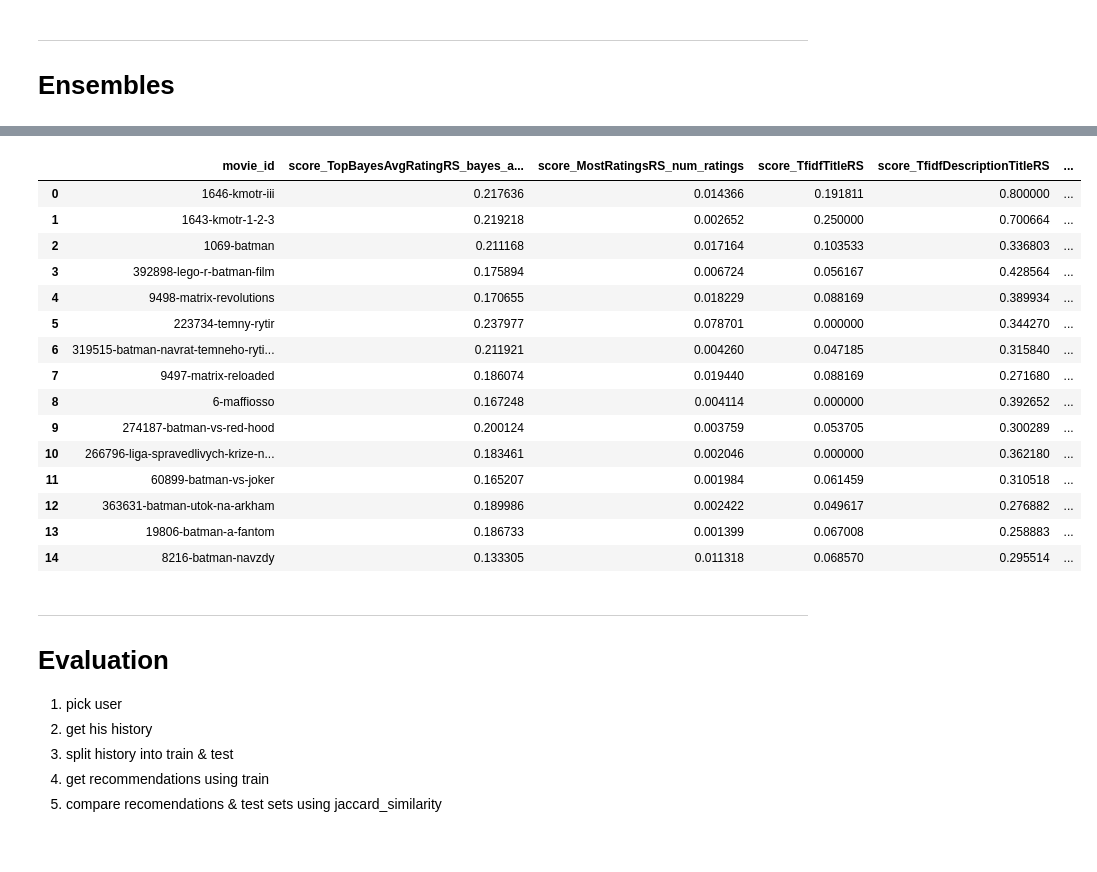
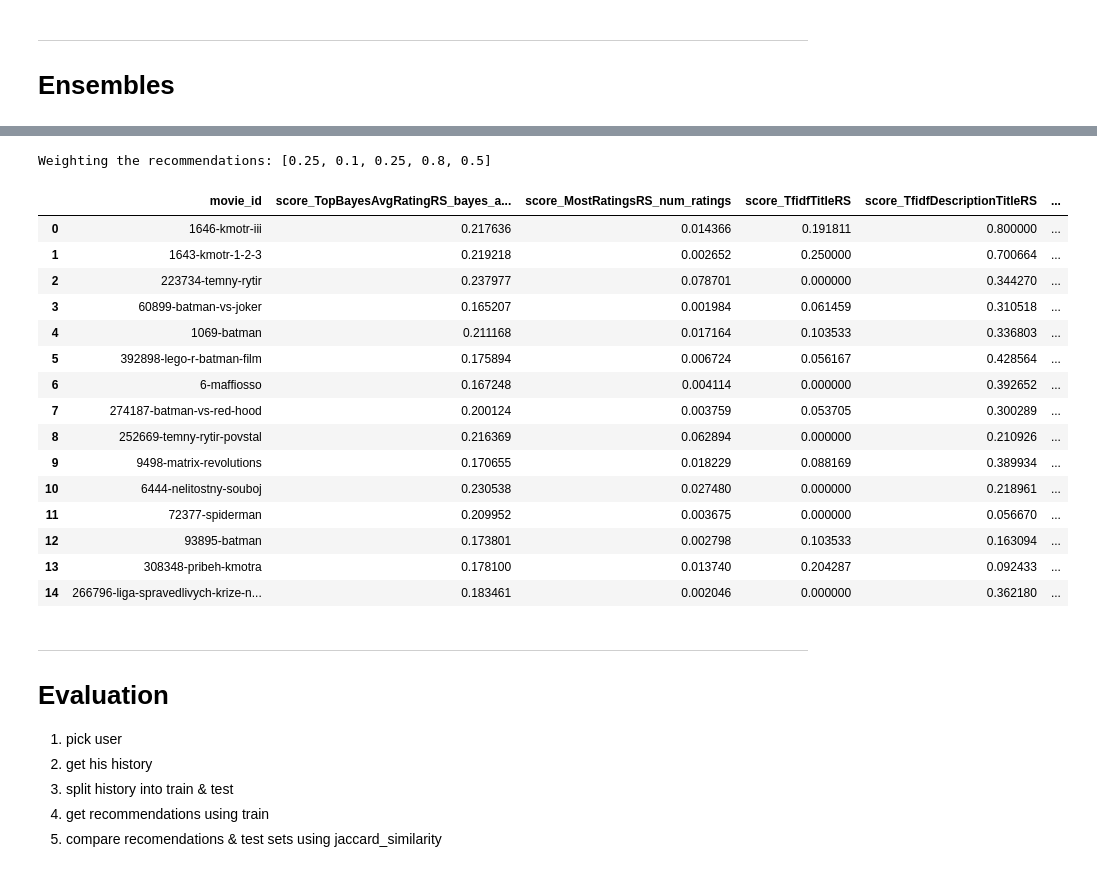
Before and after one commit to prompteus/csfd-movie-recommender, a Jupyter notebook: src/recommend/notebooks/cb_recsystems.ipynb, the cells around one changed output, grey strips where cells are left out. Saved outputs shown, nothing was run; the diff lists cells and outputs as text; code cells hidden in the pictures.

Commit message:
CB: Add GenresRS

```diff
--- a/src/recommend/notebooks/cb_recsystems.ipynb
+++ b/src/recommend/notebooks/cb_recsystems.ipynb
@@ -864,7 +1049,9 @@ class Ensemble:
     @staticmethod
     def _valid_weights(weights : List[float], exp_length : int) -> bool:
         """Checks if the weights are not None, all are float and have the expected length"""
-        return weights is not None and len(weights) == exp_length and all([isinstance(w, float) for w in weights])
+        return weights is not None and len(weights) == exp_length and all(
+            [isinstance(w, float) or isinstance(w, int)for w in weights]
+        )
 
     def append_rs(self, rs_class : type[RecSysBase], rs_weight : float = 1) -> Ensemble:
         """Appends a recommender system model to the ensemble."""
@@ -937,9 +1124,10 @@ class Ensemble:
 
         if any(w != 1 for w in weights):
             # NOTE: make sure that the order matches?
-            #print(f'Weighting the recommendations: {weights}')
+            print(f'Weighting the recommendations: {weights}')
             scores_table[score_cols] = scores_table[score_cols] * weights
-
+        else:
+            print(f'Weights have no effect')
         scores_table['final_score'] = scores_table[score_cols].sum(axis=1)
         return scores_table
 
@@ -979,7 +1167,7 @@ class Ensemble:
         # TODO: helper func. for testing purpose
         ...
 # %%
-ensemble = Ensemble(movie_db, [TopBayesAvgRatingRS, MostRatingsRS, TfidfTitleRS, TfidfDescriptionTitleRS])
+ensemble = Ensemble(movie_db, [TopBayesAvgRatingRS, MostRatingsRS, TfidfTitleRS, TfidfDescriptionTitleRS, GenresRS])
 # %% [output]
 Ensemble: Initializing TopBayesAvgRatingRS ...
 Ensemble: TopBayesAvgRatingRS done.
@@ -1013,22 +1202,23 @@ ensemble.recommend(history, n=15)
 # %%
-ensemble.recommend(history, n=15, rs_weights=[0.25, 0.1, 0.25, 0.8], return_full_info=True)
+ensemble.recommend(history, n=15, rs_weights=[0.25, 0.1, 0.25, 0.8, 0.5], return_full_info=True)
 # %% [output]
+Weighting the recommendations: [0.25, 0.1, 0.25, 0.8, 0.5]
 |  | movie_id | score_TopBayesAvgRatingRS_bayes_a... | score_MostRatingsRS_num_ratings | score_TfidfTitleRS | score_TfidfDescriptionTitleRS | ... |
 | 0 | 1646-kmotr-iii | 0.217636 | 0.014366 | 0.191811 | 0.800000 | ... |
 | 1 | 1643-kmotr-1-2-3 | 0.219218 | 0.002652 | 0.250000 | 0.700664 | ... |
-| 2 | 1069-batman | 0.211168 | 0.017164 | 0.103533 | 0.336803 | ... |
-| 3 | 392898-lego-r-batman-film | 0.175894 | 0.006724 | 0.056167 | 0.428564 | ... |
-| 4 | 9498-matrix-revolutions | 0.170655 | 0.018229 | 0.088169 | 0.389934 | ... |
-| 5 | 223734-temny-rytir | 0.237977 | 0.078701 | 0.000000 | 0.344270 | ... |
-| 6 | 319515-batman-navrat-temneho-ryti... | 0.211921 | 0.004260 | 0.047185 | 0.315840 | ... |
-| 7 | 9497-matrix-reloaded | 0.186074 | 0.019440 | 0.088169 | 0.271680 | ... |
-| 8 | 6-maffiosso | 0.167248 | 0.004114 | 0.000000 | 0.392652 | ... |
-| 9 | 274187-batman-vs-red-hood | 0.200124 | 0.003759 | 0.053705 | 0.300289 | ... |
-| 10 | 266796-liga-spravedlivych-krize-n... | 0.183461 | 0.002046 | 0.000000 | 0.362180 | ... |
-| 11 | 60899-batman-vs-joker | 0.165207 | 0.001984 | 0.061459 | 0.310518 | ... |
-| 12 | 363631-batman-utok-na-arkham | 0.189986 | 0.002422 | 0.049617 | 0.276882 | ... |
-| 13 | 19806-batman-a-fantom | 0.186733 | 0.001399 | 0.067008 | 0.258883 | ... |
-| 14 | 8216-batman-navzdy | 0.133305 | 0.011318 | 0.068570 | 0.295514 | ... |
+| 2 | 223734-temny-rytir | 0.237977 | 0.078701 | 0.000000 | 0.344270 | ... |
+| 3 | 60899-batman-vs-joker | 0.165207 | 0.001984 | 0.061459 | 0.310518 | ... |
+| 4 | 1069-batman | 0.211168 | 0.017164 | 0.103533 | 0.336803 | ... |
+| 5 | 392898-lego-r-batman-film | 0.175894 | 0.006724 | 0.056167 | 0.428564 | ... |
+| 6 | 6-maffiosso | 0.167248 | 0.004114 | 0.000000 | 0.392652 | ... |
+| 7 | 274187-batman-vs-red-hood | 0.200124 | 0.003759 | 0.053705 | 0.300289 | ... |
+| 8 | 252669-temny-rytir-povstal | 0.216369 | 0.062894 | 0.000000 | 0.210926 | ... |
+| 9 | 9498-matrix-revolutions | 0.170655 | 0.018229 | 0.088169 | 0.389934 | ... |
+| 10 | 6444-nelitostny-souboj | 0.230538 | 0.027480 | 0.000000 | 0.218961 | ... |
+| 11 | 72377-spiderman | 0.209952 | 0.003675 | 0.000000 | 0.056670 | ... |
+| 12 | 93895-batman | 0.173801 | 0.002798 | 0.103533 | 0.163094 | ... |
+| 13 | 308348-pribeh-kmotra | 0.178100 | 0.013740 | 0.204287 | 0.092433 | ... |
+| 14 | 266796-liga-spravedlivych-krize-n... | 0.183461 | 0.002046 | 0.000000 | 0.362180 | ... |
 # %% [markdown]
 ---
 # Evaluation
```
Also changed, not shown: parts of 55 cells of this notebook.
